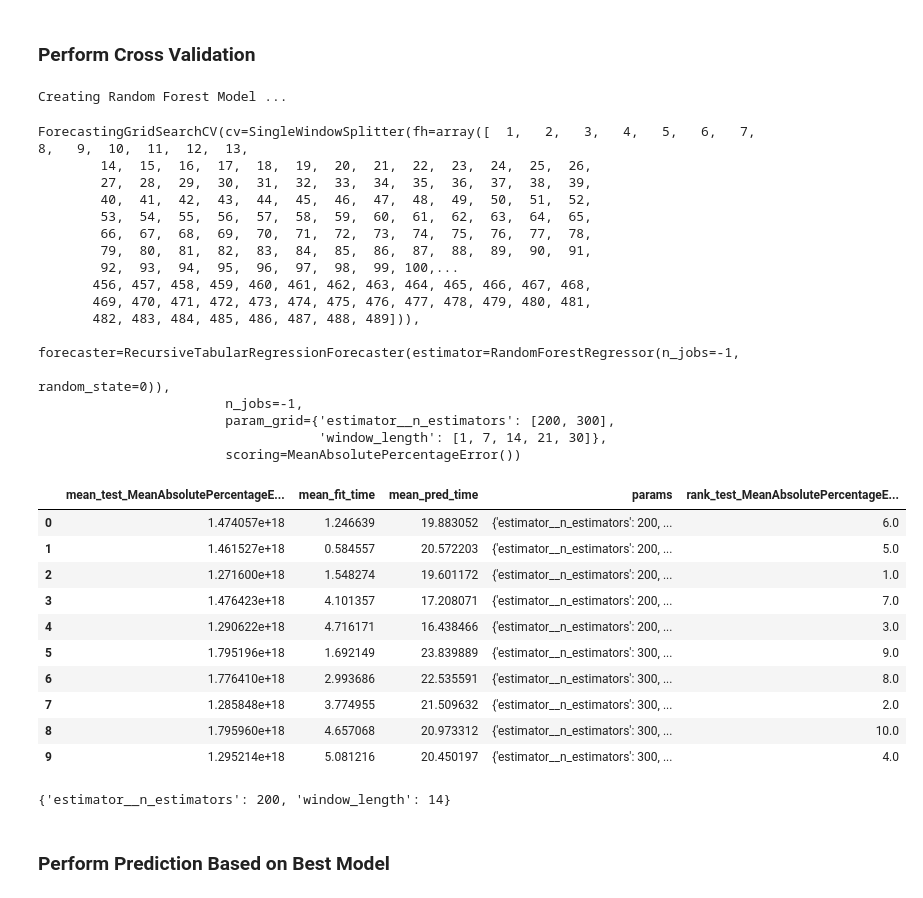
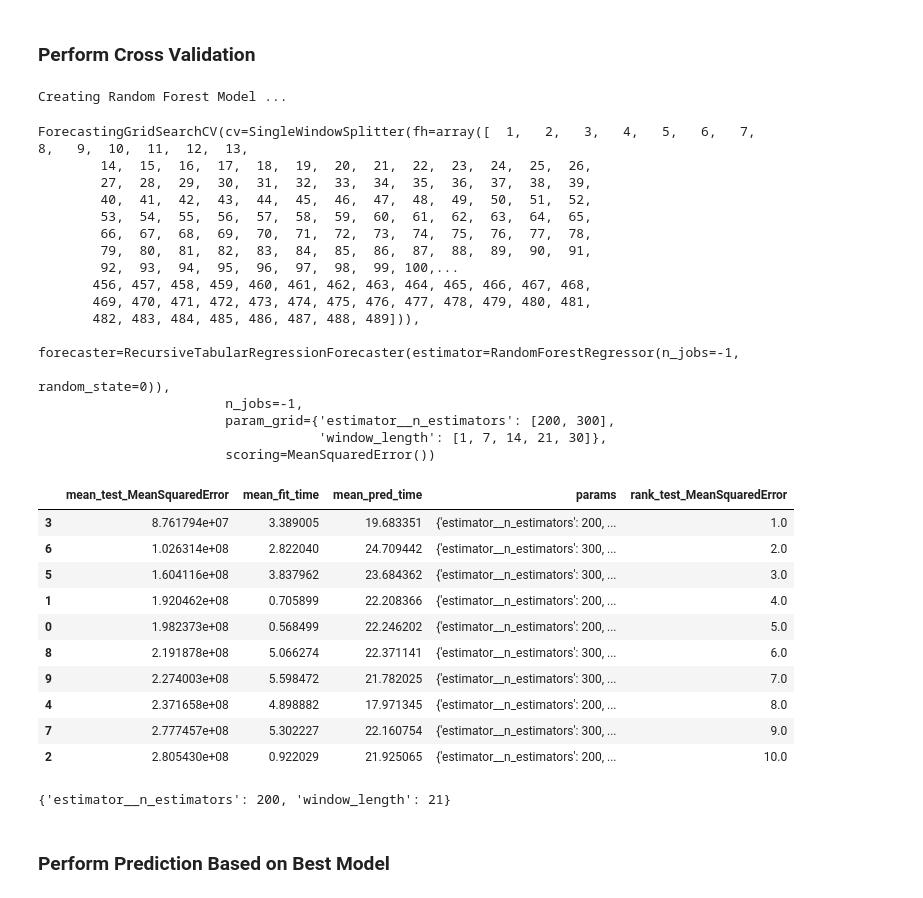
Before and after one commit to kusumy/skk_analytics, a Jupyter notebook: gas_prod/insample/search_model_best_parameter.ipynb, the cells around one changed output. Drawn from its saved outputs; the diff is of its cells as text; code cells hidden in the pictures.

```diff
--- a/gas_prod/insample/search_model_best_parameter.ipynb
+++ b/gas_prod/insample/search_model_best_parameter.ipynb
@@ -104,6 +104,7 @@ exogenous_features = ["month", "day", "planned_shutdown"]
 # %%
 # Model scoring for Cross Validation
 mape = MeanAbsolutePercentageError(symmetric=False)
+mse = MeanSquaredError()
 # %% [markdown]
 ## Random Forest
 # %% [markdown]
@@ -126,9 +127,9 @@ rf_forecaster = make_reduction(rf_regressor, strategy = rf_strategy)
 
 # Define Cross Validation object
 #cv = ExpandingWindowSplitter(fh=int(len(fh)), initial_window=365*2, step_length=30)
-#cv = SlidingWindowSplitter(window_length=365*2, step_length=7, fh=fh_int)
+#cv = SlidingWindowSplitter(window_length=365*2, step_length=1, fh=fh_int)
 cv = SingleWindowSplitter(fh=fh_int)
-gscv = ForecastingGridSearchCV(rf_forecaster, cv=cv, param_grid=forecaster_param_grid, n_jobs=-1, scoring=mape)
+gscv = ForecastingGridSearchCV(rf_forecaster, cv=cv, param_grid=forecaster_param_grid, n_jobs=-1, scoring=mse)
 # %%
 # Check splitter data split
 list(cv.split_series(y_train))
@@ -159,27 +160,27 @@ ForecastingGridSearchCV(cv=SingleWindowSplitter(fh=array([  1,   2,   3,   4,
                         n_jobs=-1,
                         param_grid={'estimator__n_estimators': [200, 300],
                                     'window_length': [1, 7, 14, 21, 30]},
-                        scoring=MeanAbsolutePercentageError())
+                        scoring=MeanSquaredError())
 # %%
 # Show top 10 best models based on scoring function
-gscv.cv_results_
+gscv.cv_results_.sort_values(by='rank_test_MeanSquaredError')
 # %% [output]
-|  | mean_test_MeanAbsolutePercentageE... | mean_fit_time | mean_pred_time | params | rank_test_MeanAbsolutePercentageE... |
-| 0 | 1.474057e+18 | 1.246639 | 19.883052 | {'estimator__n_estimators': 200, ... | 6.0 |
-| 1 | 1.461527e+18 | 0.584557 | 20.572203 | {'estimator__n_estimators': 200, ... | 5.0 |
-| 2 | 1.271600e+18 | 1.548274 | 19.601172 | {'estimator__n_estimators': 200, ... | 1.0 |
-| 3 | 1.476423e+18 | 4.101357 | 17.208071 | {'estimator__n_estimators': 200, ... | 7.0 |
-| 4 | 1.290622e+18 | 4.716171 | 16.438466 | {'estimator__n_estimators': 200, ... | 3.0 |
-| 5 | 1.795196e+18 | 1.692149 | 23.839889 | {'estimator__n_estimators': 300, ... | 9.0 |
-| 6 | 1.776410e+18 | 2.993686 | 22.535591 | {'estimator__n_estimators': 300, ... | 8.0 |
-| 7 | 1.285848e+18 | 3.774955 | 21.509632 | {'estimator__n_estimators': 300, ... | 2.0 |
-| 8 | 1.795960e+18 | 4.657068 | 20.973312 | {'estimator__n_estimators': 300, ... | 10.0 |
-| 9 | 1.295214e+18 | 5.081216 | 20.450197 | {'estimator__n_estimators': 300, ... | 4.0 |
+|  | mean_test_MeanSquaredError | mean_fit_time | mean_pred_time | params | rank_test_MeanSquaredError |
+| 3 | 8.761794e+07 | 3.389005 | 19.683351 | {'estimator__n_estimators': 200, ... | 1.0 |
+| 6 | 1.026314e+08 | 2.822040 | 24.709442 | {'estimator__n_estimators': 300, ... | 2.0 |
+| 5 | 1.604116e+08 | 3.837962 | 23.684362 | {'estimator__n_estimators': 300, ... | 3.0 |
+| 1 | 1.920462e+08 | 0.705899 | 22.208366 | {'estimator__n_estimators': 200, ... | 4.0 |
+| 0 | 1.982373e+08 | 0.568499 | 22.246202 | {'estimator__n_estimators': 200, ... | 5.0 |
+| 8 | 2.191878e+08 | 5.066274 | 22.371141 | {'estimator__n_estimators': 300, ... | 6.0 |
+| 9 | 2.274003e+08 | 5.598472 | 21.782025 | {'estimator__n_estimators': 300, ... | 7.0 |
+| 4 | 2.371658e+08 | 4.898882 | 17.971345 | {'estimator__n_estimators': 200, ... | 8.0 |
+| 7 | 2.777457e+08 | 5.302227 | 22.160754 | {'estimator__n_estimators': 300, ... | 9.0 |
+| 2 | 2.805430e+08 | 0.922029 | 21.925065 | {'estimator__n_estimators': 200, ... | 10.0 |
 # %%
 # Show best model parameters
 gscv.best_params_
 # %% [output]
-{'estimator__n_estimators': 200, 'window_length': 14}
+{'estimator__n_estimators': 200, 'window_length': 21}
 # %% [markdown]
 ### Perform Prediction Based on Best Model
 # %%
```
Also changed, not shown: parts of 11 cells of this notebook.
